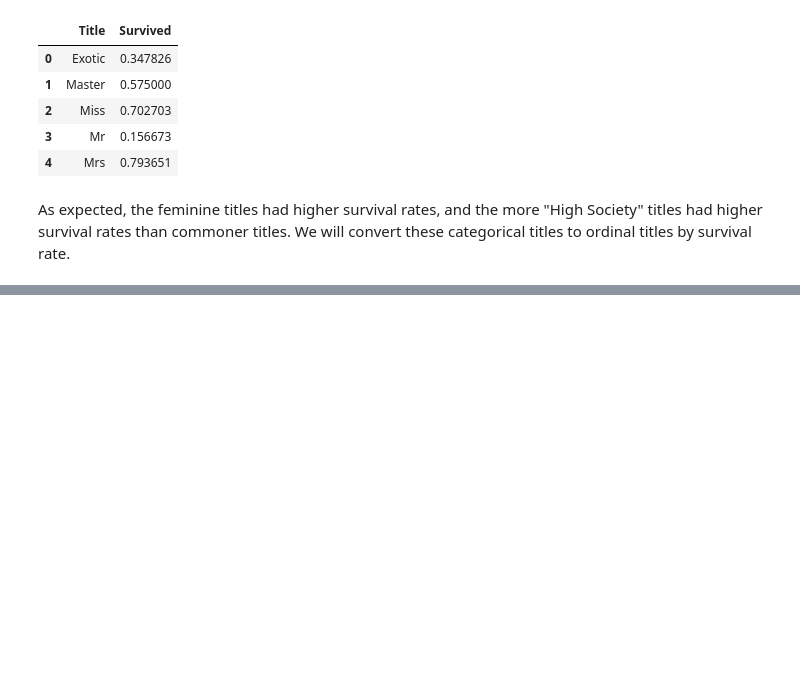
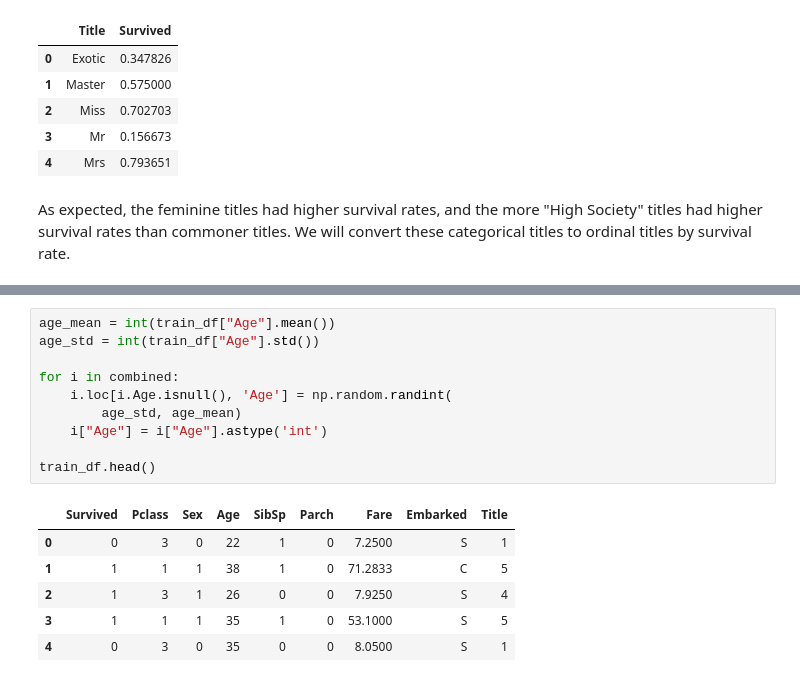
Before and after one commit to johnma02/kaggle-titanic, a Jupyter notebook: titanic-dataset.ipynb, the cells around one changed output, grey strips where cells are left out. Drawn from its saved outputs; the diff is of its cells as text; blank space fills up the shorter version.

```diff
--- a/titanic-dataset.ipynb
+++ b/titanic-dataset.ipynb
@@ -207,0 +233,17 @@ train_df.tail()
+# %%
+age_mean = int(train_df["Age"].mean())
+age_std = int(train_df["Age"].std())
+
+for i in combined:
+    i.loc[i.Age.isnull(), 'Age'] = np.random.randint(
+        age_std, age_mean)
+    i["Age"] = i["Age"].astype('int')
+
+train_df.head()
+# %% [output]
+|  | Survived | Pclass | Sex | Age | SibSp | Parch | Fare | Embarked | Title |
+| 0 | 0 | 3 | 0 | 22 | 1 | 0 | 7.2500 | S | 1 |
+| 1 | 1 | 1 | 1 | 38 | 1 | 0 | 71.2833 | C | 5 |
+| 2 | 1 | 3 | 1 | 26 | 0 | 0 | 7.9250 | S | 4 |
+| 3 | 1 | 1 | 1 | 35 | 1 | 0 | 53.1000 | S | 5 |
+| 4 | 0 | 3 | 0 | 35 | 0 | 0 | 8.0500 | S | 1 |
```
Also changed, not shown: parts of 22 cells of this notebook.
